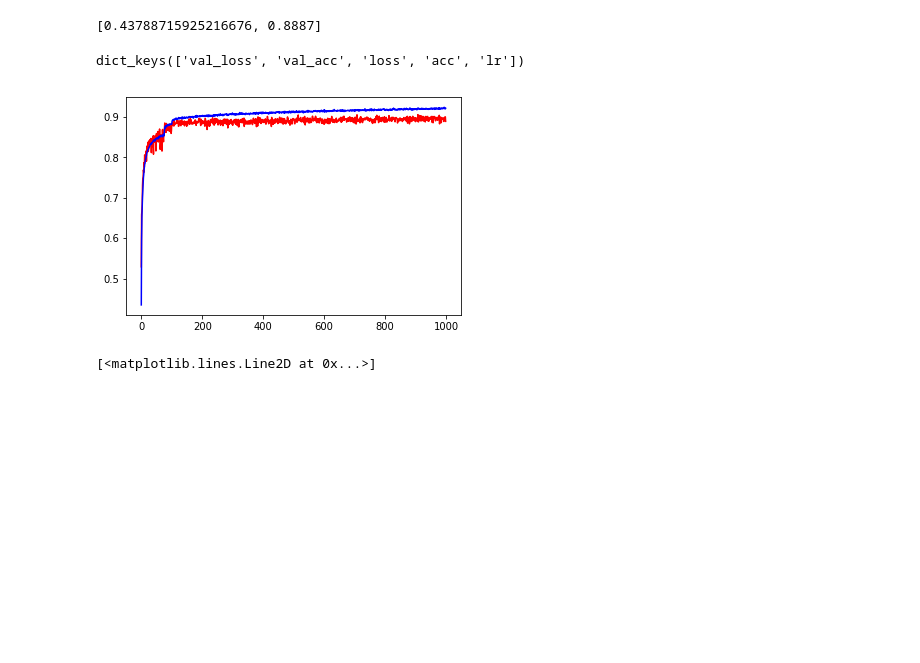
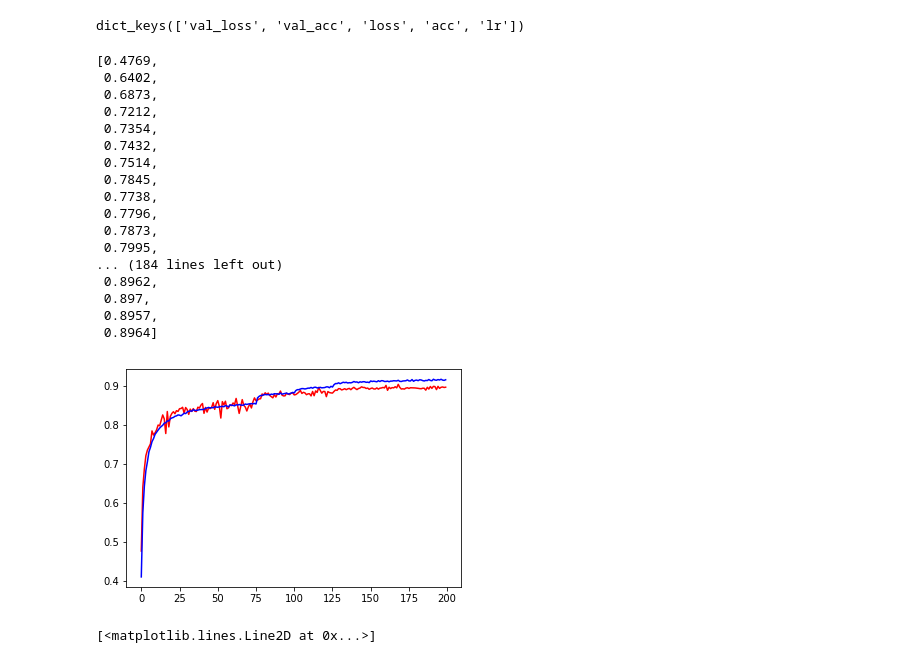
Before and after one commit to shuyizhang2019/cifar10, a Jupyter notebook: 6_layer_cnn.ipynb, the cells around one changed output. Drawn from its saved outputs; the diff is of its cells as text; code cells hidden in the pictures; blank space fills up the shorter version.

```diff
--- a/6_layer_cnn.ipynb
+++ b/6_layer_cnn.ipynb
@@ -143,18 +201,34 @@ Test result: 70.480 loss: 0.973
 # %%
 import pickle
-pickle_in = open("epoch_1000_6_layer.pickle","rb")
+pickle_in = open("6_layer_selu_200epoch.pickle","rb")
 res = pickle.load(pickle_in)
-res["scores"]
+res["history"].keys()
 # %% [output]
-[0.43788715925216676, 0.8887]
+dict_keys(['val_loss', 'val_acc', 'loss', 'acc', 'lr'])
 # %%
 import numpy as np
-x=np.arange(1000)
+x=np.arange(200)
 pyplot.plot(x,res["history"]['val_acc'], 'r', x, res["history"]['acc'], 'b')
-res["history"].keys()
+res["history"]['val_acc']
 # %% [output]
-dict_keys(['val_loss', 'val_acc', 'loss', 'acc', 'lr'])
+[0.4769,
+ 0.6402,
+ 0.6873,
+ 0.7212,
+ 0.7354,
+ 0.7432,
+ 0.7514,
+ 0.7845,
+ 0.7738,
+ 0.7796,
+ 0.7873,
+ 0.7995,
+... (184 lines left out)
+ 0.8962,
+ 0.897,
+ 0.8957,
+ 0.8964]
-[figure, old version]
+[figure, new version]
 # %%
 pyplot.plot(res["history"]['acc'])
 # %% [output]
```
Also changed, not shown: parts of 5 cells of this notebook, 3 other files.
